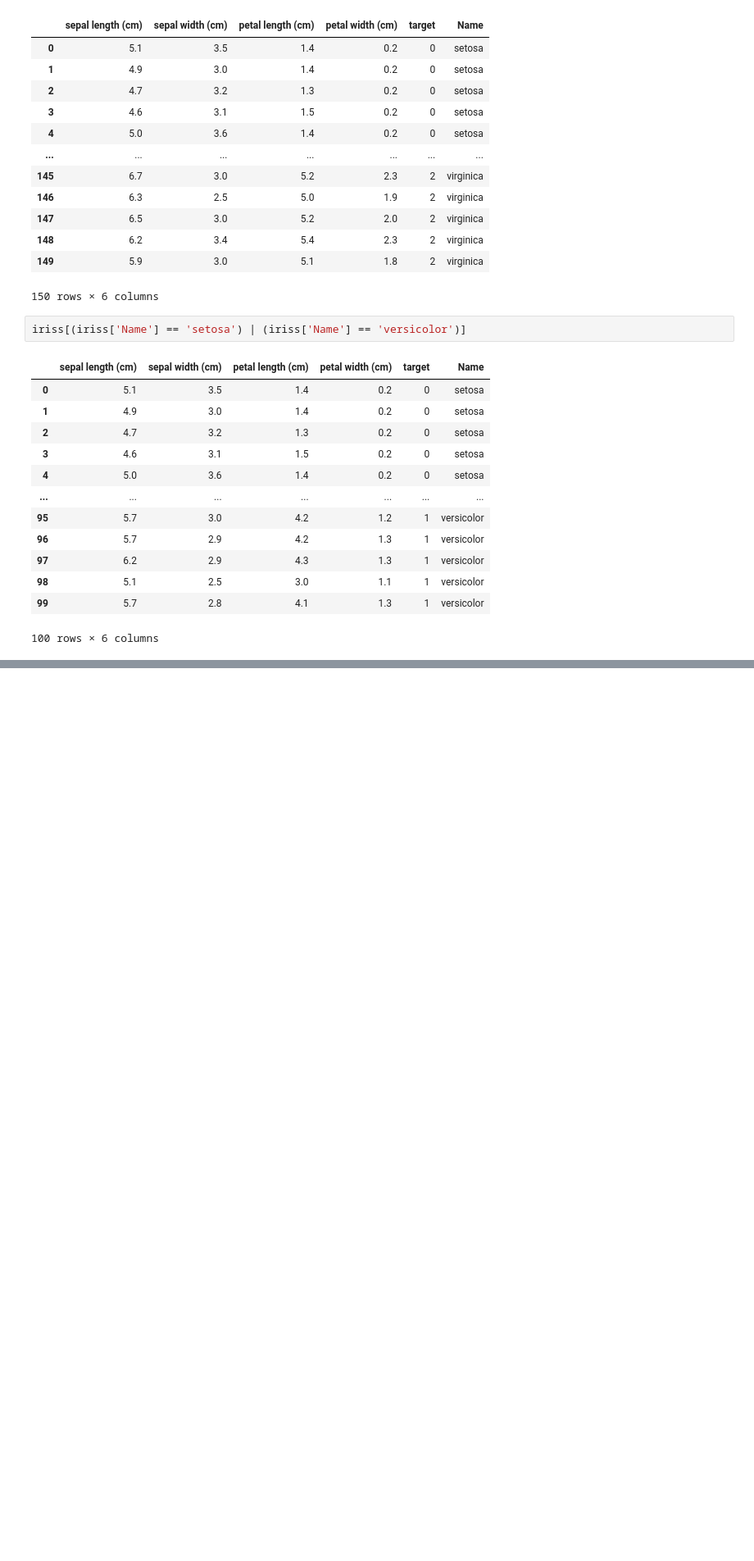
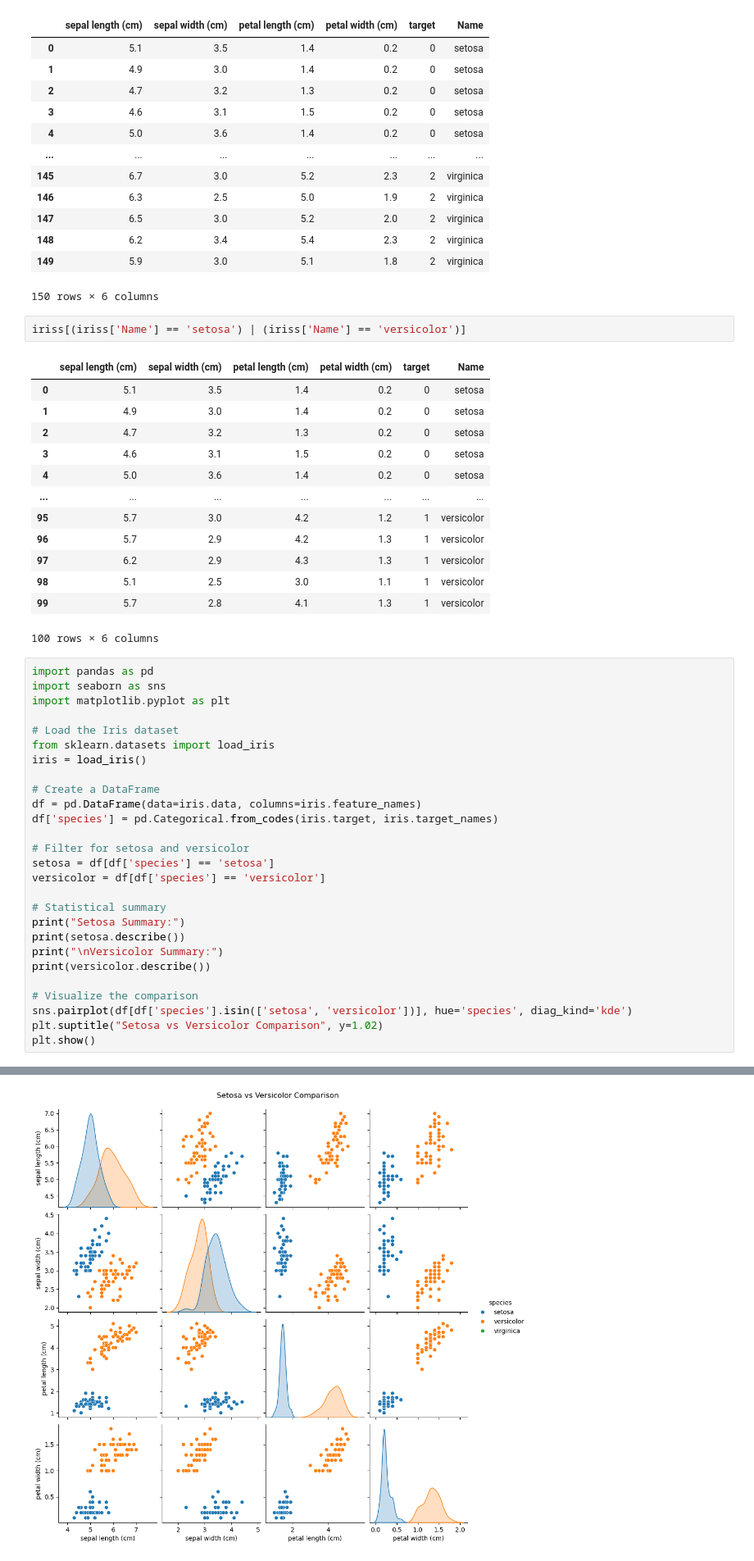
Before and after one commit to adityabhatisaini/Machine-Learning, a Jupyter notebook: Import Dataset.ipynb, the cells around one changed output, grey strips where cells are left out. Shown at 82% size. Saved outputs shown, nothing was run; the diff lists cells and outputs as text; blank space fills up the shorter version.

```diff
--- a/Import Dataset.ipynb
+++ b/Import Dataset.ipynb
@@ -80,3 +80,31 @@ iriss[(iriss['Name'] == 'setosa') | (iriss['Name'] == 'versicolor')]
 | 98 | 5.1 | 2.5 | 3.0 | 1.1 | 1 | versicolor |
 | 99 | 5.7 | 2.8 | 4.1 | 1.3 | 1 | versicolor |
 100 rows × 6 columns
+# %%
+import pandas as pd
+import seaborn as sns
+import matplotlib.pyplot as plt
+
+# Load the Iris dataset
+from sklearn.datasets import load_iris
+iris = load_iris()
+
+# Create a DataFrame
+df = pd.DataFrame(data=iris.data, columns=iris.feature_names)
+df['species'] = pd.Categorical.from_codes(iris.target, iris.target_names)
+
+# Filter for setosa and versicolor
+setosa = df[df['species'] == 'setosa']
+versicolor = df[df['species'] == 'versicolor']
+
+# Statistical summary
+print("Setosa Summary:")
+print(setosa.describe())
+print("\nVersicolor Summary:")
+print(versicolor.describe())
+
+# Visualize the comparison
+sns.pairplot(df[df['species'].isin(['setosa', 'versicolor'])], hue='species', diag_kind='kde')
+plt.suptitle("Setosa vs Versicolor Comparison", y=1.02)
+plt.show()
+# %% [output]
@@ -82,0 +128 @@ iriss[(iriss['Name'] == 'setosa') | (iriss['Name'] == 'versicolor')]
+[figure, added]
```
Also changed, not shown: parts of 1 cell of this notebook, 3 other files.
